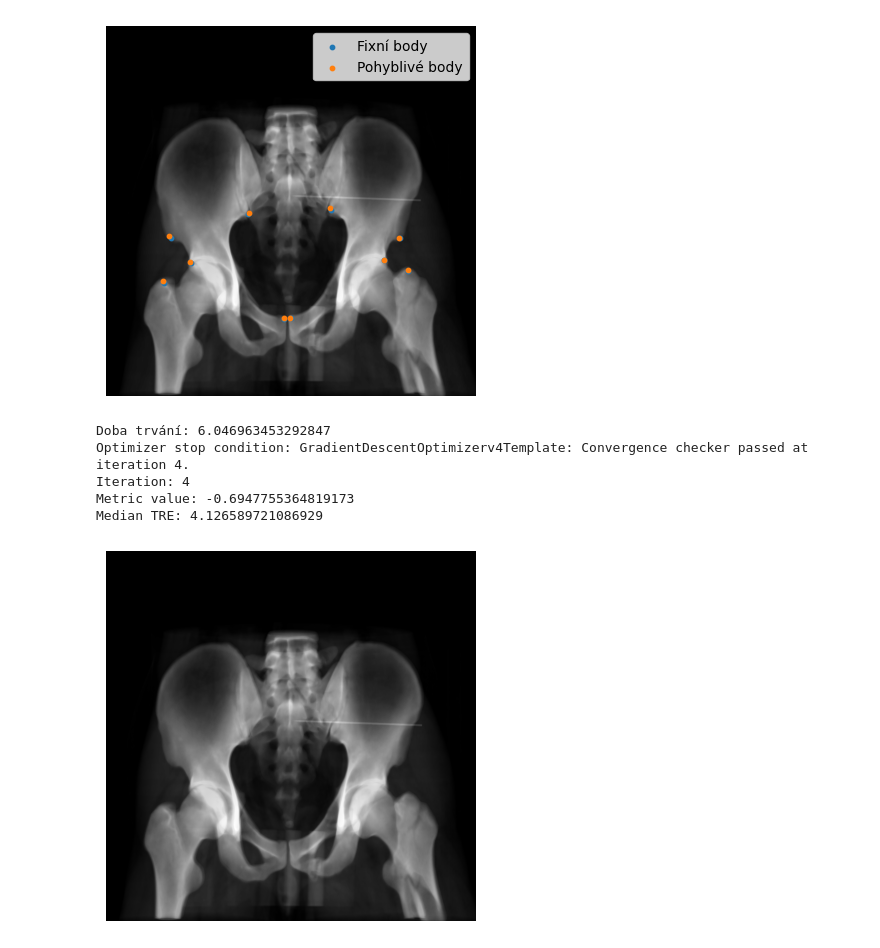
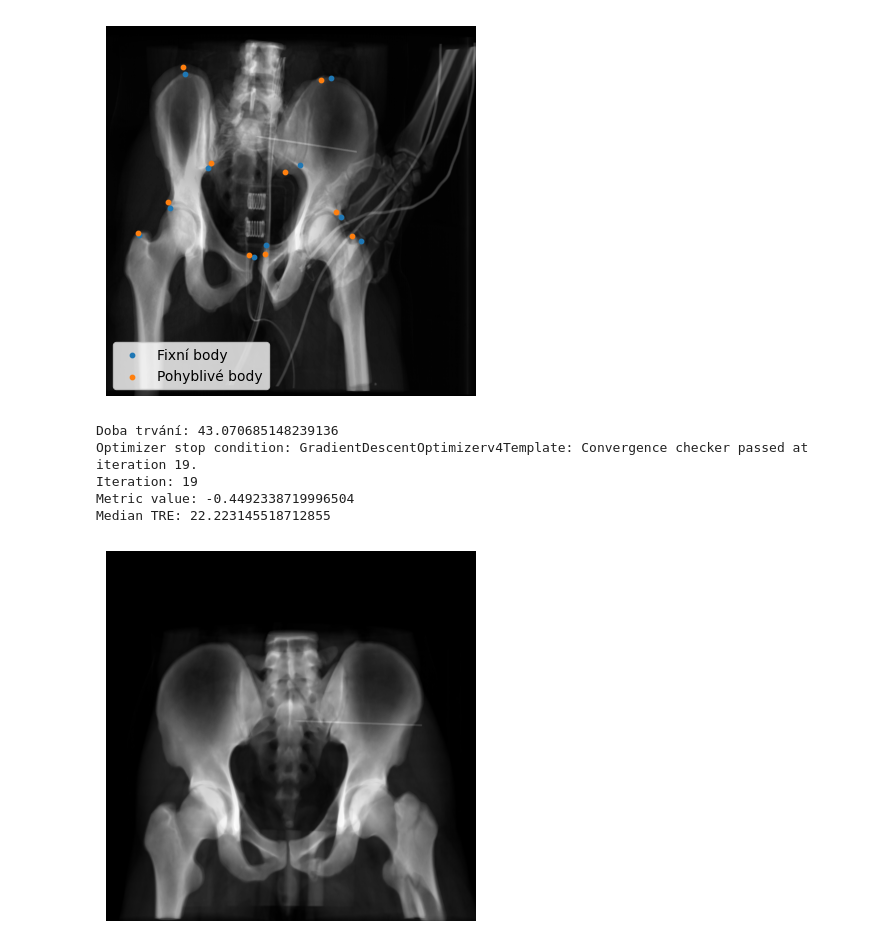
Before and after one commit to Vojtech-Benda/ca_isf, a Jupyter notebook: sitkRegistration.ipynb, the cells around one changed output. Saved outputs shown, nothing was run; the diff lists cells and outputs as text; code cells hidden in the pictures.

```diff
--- a/sitkRegistration.ipynb
+++ b/sitkRegistration.ipynb
@@ -63,7 +63,7 @@ def metric_and_reference_plot_values(registration_method, fixed_points, moving_p
 
     median_error, _, min_error, max_error, _ = getRegistrationErrors(current_transform, fixed_points, moving_points)
 
-    if current_iteration % 5 == 0:
+    if current_iteration % 1 == 0:
         currentImageResampled = sitk.Resample(movingImage, fixedImage, current_transform, sitk.sitkLinear, 0.0,
                                               movingImage.GetPixelID())
 
@@ -163,14 +163,14 @@ def plotRegistrationErrors():
     # Adjust the spacing between subplots so that the axis labels don't overlap.
     plt.show()
 # %%
-num = "09"
-movingImage = sitk.ReadImage(f"input_files\\pacient_{num}\\registration\\pacient{num}PreopAP.mha", sitk.sitkFloat32)
-fixedImage = sitk.ReadImage(f"input_files\\pacient_{num}\\registration\\pacient{num}IntraopAPST.mha", sitk.sitkFloat32)
+num = "02"
+movingImage = sitk.ReadImage(f"input_files\\pacient_{num}\\registration\\pacient{num}Preop.mha", sitk.sitkFloat32)
+fixedImage = sitk.ReadImage(f"input_files\\pacient_{num}\\registration\\pacient{num}IntraopST.mha", sitk.sitkFloat32)
 movingImage = movingImage[..., 0]
 fixedImage = fixedImage[..., 0]
 
-movingPoints = getPoints(f"input_files\\pacient_{num}\\registration\\pacient{num}PreopPointsAP.csv")
-fixedPoints = getPoints(f"input_files\\pacient_{num}\\registration\\pacient{num}IntraopPointsAP.csv")
+movingPoints = getPoints(f"input_files\\pacient_{num}\\registration\\pacient{num}PreopPoints.csv")
+fixedPoints = getPoints(f"input_files\\pacient_{num}\\registration\\pacient{num}IntraopPoints.csv")
 movingPoints = [sublist[:-1] for sublist in movingPoints]
 fixedPoints = [sublist[:-1] for sublist in fixedPoints]
 
@@ -225,5 +225,5 @@ plt.show()
 # %%
 levels = 3
-shrinkFactor = [2 * factor for factor in range(1, levels)][::-1] # 2 ** factor, range(0, levels)
-shrinkFactor.append(1)
-smoothFactor = [factor for factor in range(0, levels)][::-1] # range(0, levels)
+shrinkFactor = [4 * factor for factor in range(0, levels)][::-1] # 2 ** factor, range(0, levels)
+shrinkFactor[-1] = 1
+smoothFactor = [3 * factor for factor in range(0, levels)][::-1] # range(0, levels)
@@ -239,14 +233,14 @@ registration = sitk.ImageRegistrationMethod()
 registration.SetMetricAsMattesMutualInformation(50)
 registration.SetOptimizerScalesFromPhysicalShift()
 registration.SetOptimizerAsGradientDescent(learningRate=1.0,
-                                           numberOfIterations=200,
-                                           convergenceMinimumValue=1e-5,
-                                           convergenceWindowSize=5,
+                                           numberOfIterations=100,
+                                           convergenceMinimumValue=1e-4,
+                                           convergenceWindowSize=20,
                                            estimateLearningRate=registration.EachIteration)
 
 # registration.SetOptimizerAsGradientDescentLineSearch(learningRate=1.0,
 #                                                      numberOfIterations=15,
-#                                                      convergenceMinimumValue=1e-5,*
+#                                                      convergenceMinimumValue=1e-5,
 #                                                      convergenceWindowSize=5,
 #                                                      lineSearchMaximumIterations=4)
 
@@ -264,39 +258,39 @@ registration.SetInitialTransform(initialTransform, inPlace=False)
 registration.SetInterpolator(sitk.sitkLinear)
 registration.SetShrinkFactorsPerLevel(shrinkFactors=shrinkFactor)
 registration.SetSmoothingSigmasPerLevel(smoothingSigmas=smoothFactor)
 registration.SmoothingSigmasAreSpecifiedInPhysicalUnitsOn()
 
 optimizedTransform = sitk.AffineTransform(2)
 registration.SetMovingInitialTransform(initialTransform)
 registration.SetInitialTransform(optimizedTransform)
 # registration.SetFixedInitialTransform(sitk.Transform(2, sitk.sitkIdentity))
 
 registration.AddCommand(sitk.sitkStartEvent, metric_and_reference_start_plot)
 registration.AddCommand(sitk.sitkEndEvent, lambda: metric_and_reference_stop_plot(registration,
                                                                                   fixedPoints,
                                                                                   movingPoints))
 registration.AddCommand(sitk.sitkMultiResolutionIterationEvent, update_multires_iterations)
 registration.AddCommand(sitk.sitkIterationEvent, lambda: metric_and_reference_plot_values(registration,
                                                                                           fixedPoints,
                                                                                           movingPoints))
 start_time = time.time()
 # outTransform = registration.Execute(fixedImage, movingImage)
 registration.Execute(fixedImage, movingImage)
 print(f"Doba trvání: {time.time() - start_time}")
 
 finalTransform = sitk.CompositeTransform([optimizedTransform, initialTransform])
 
 print(f"Optimizer stop condition: {registration.GetOptimizerStopConditionDescription()}")
 print(f"Iteration: {registration.GetOptimizerIteration()}")
 print(f"Metric value: {registration.GetMetricValue()}")
 print(f"Median TRE: {median_values[-1]}")
 # %% [output]
-[figure, old version]
+[figure, new version]
-Doba trvání: 6.046963453292847
-Optimizer stop condition: GradientDescentOptimizerv4Template: Convergence checker passed at iteration 4.
-Iteration: 4
-Metric value: -0.6947755364819173
-Median TRE: 4.126589721086929
+Doba trvání: 43.070685148239136
+Optimizer stop condition: GradientDescentOptimizerv4Template: Convergence checker passed at iteration 19.
+Iteration: 19
+Metric value: -0.4492338719996504
+Median TRE: 22.223145518712855
 # %%
 movingImageResampled = sitk.Resample(movingImage, fixedImage, finalTransform, sitk.sitkLinear, 0.0, movingImage.GetPixelID())
 
```
Also changed, not shown: parts of 5 cells of this notebook, 3 other files.
